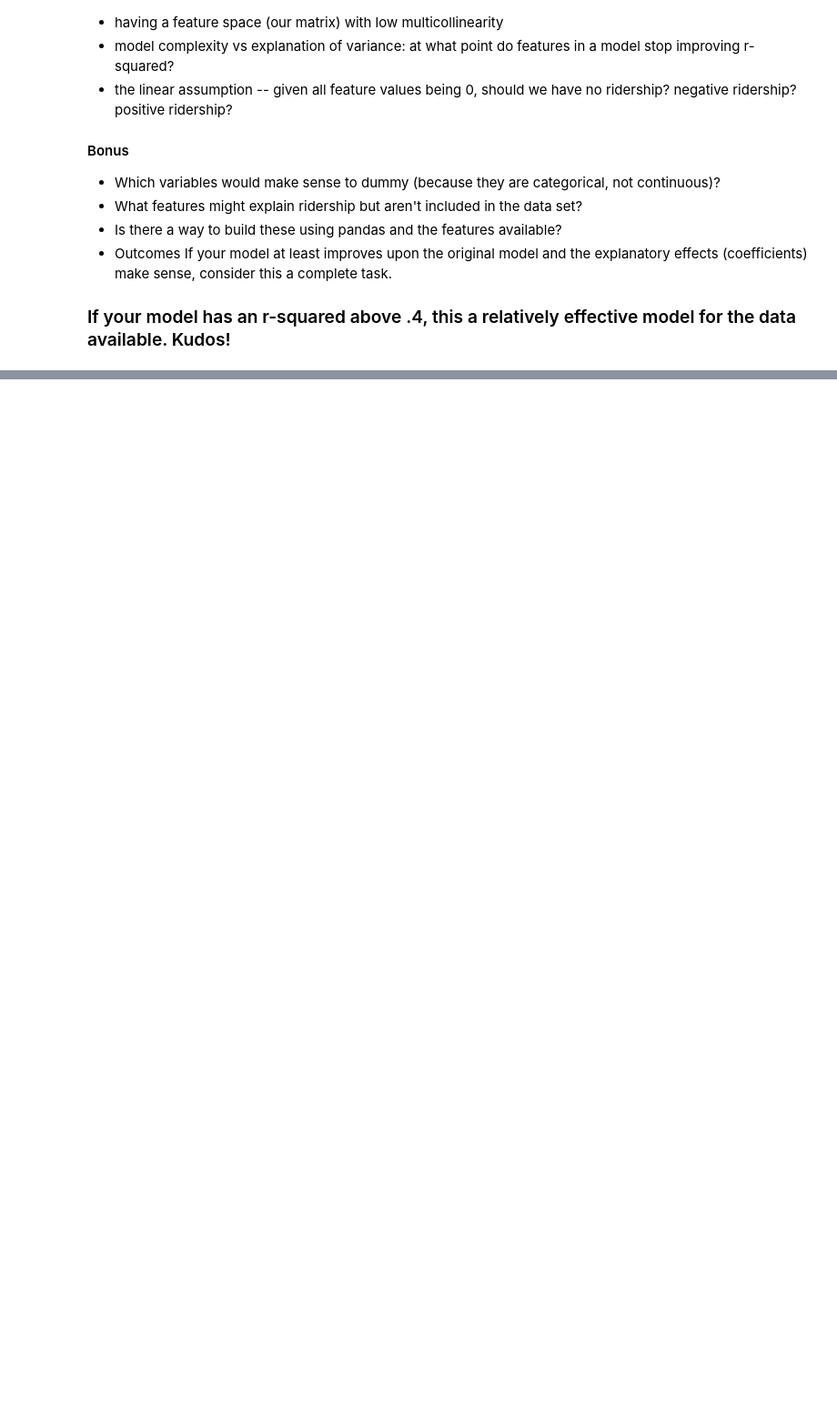
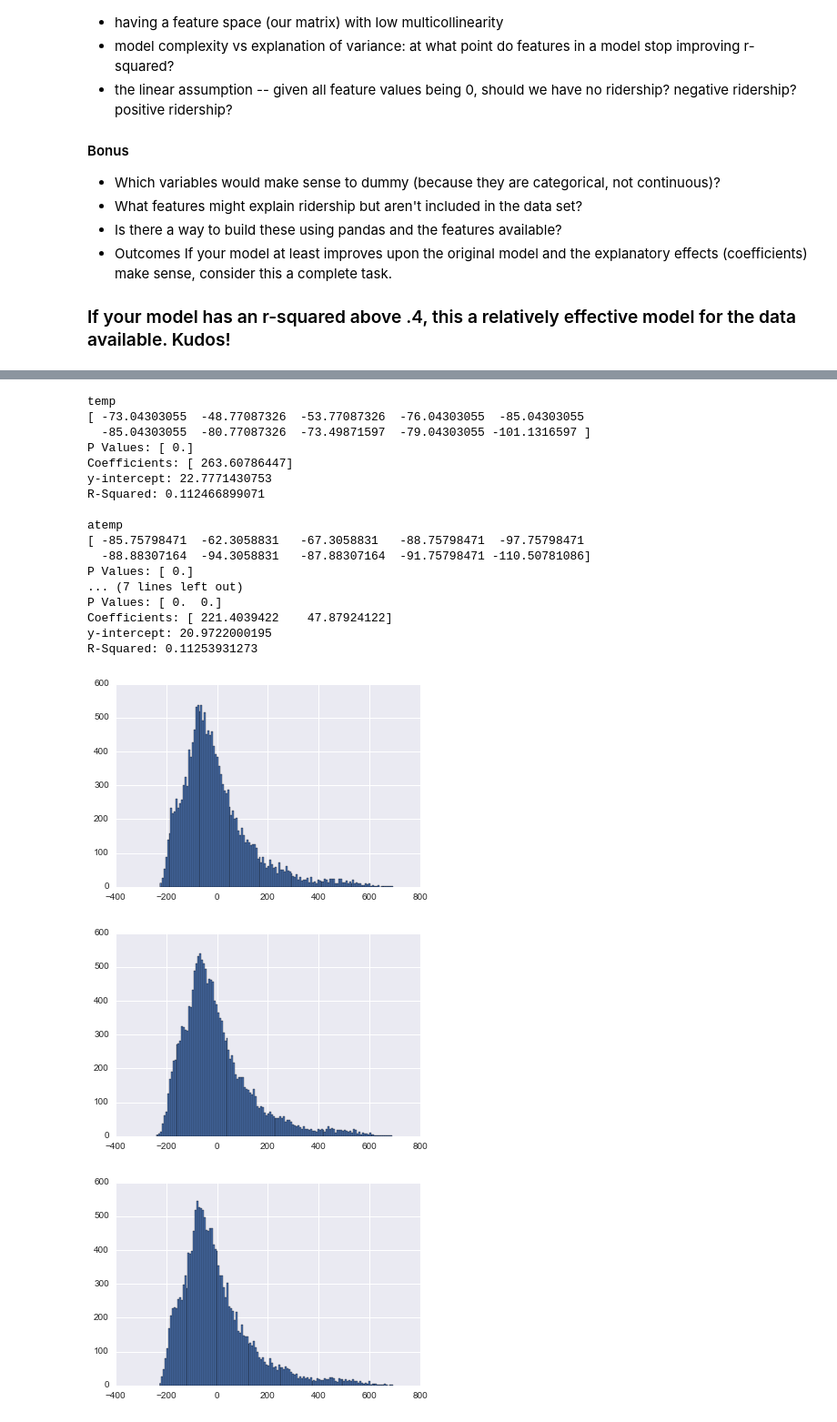
Before and after one commit to JamiesHQ/GA-MyDSRepo, a Jupyter notebook: lesson-5/starter-code-5-UseMe.ipynb, the cells around one changed output, grey strips where cells are left out. Shown at 91% size. Drawn from its saved outputs; the diff is of its cells as text; code cells hidden in the pictures; blank space fills up the shorter version.

```diff
--- a/lesson-5/starter-code-5-UseMe.ipynb
+++ b/lesson-5/starter-code-5-UseMe.ipynb
@@ -467,0 +448,35 @@ We've completely a model together that explains casual guest riders. Now it's yo
+# %%
+y = bike_data['registered']
+x_sets = (
+    ['temp'],
+    ['atemp'],
+    ['temp', 'atemp'],
+)
+
+for x in x_sets:
+    print ', '.join(x)
+    get_linear_model_metrics(bike_data[x], y, linear_model.LinearRegression())
+    print
+
+#target variable?
+# %% [output]
+temp
+[ -73.04303055  -48.77087326  -53.77087326  -76.04303055  -85.04303055
+  -85.04303055  -80.77087326  -73.49871597  -79.04303055 -101.1316597 ]
+P Values: [ 0.]
+Coefficients: [ 263.60786447]
+y-intercept: 22.7771430753
+R-Squared: 0.112466899071
+
+atemp
+[ -85.75798471  -62.3058831   -67.3058831   -88.75798471  -97.75798471
+  -88.88307164  -94.3058831   -87.88307164  -91.75798471 -110.50781086]
+P Values: [ 0.]
+... (7 lines left out)
+P Values: [ 0.  0.]
+Coefficients: [ 221.4039422    47.87924122]
+y-intercept: 20.9722000195
+R-Squared: 0.11253931273
+[figure, added]
+[figure, added]
+[figure, added]
```
Also changed, not shown: parts of 22 cells of this notebook, 8 other files.
